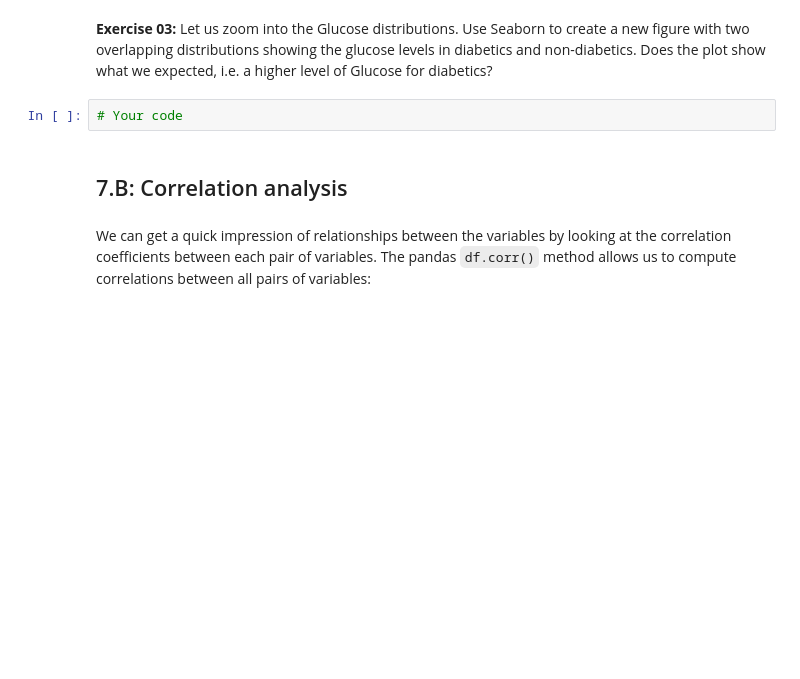
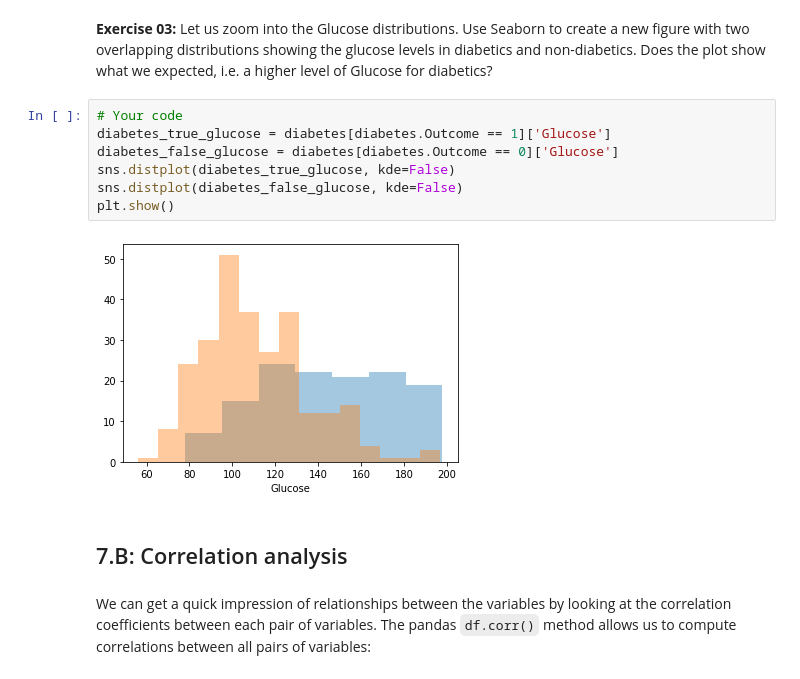
Before and after one commit to Leonard907/Work, a Jupyter notebook: FDS/week07-linear-models/week-07-Linear-Models.ipynb, the cells around one changed output. Cells and saved outputs as stored; diff of their text form; blank space fills up the shorter version.

```diff
--- a/FDS/week07-linear-models/week-07-Linear-Models.ipynb
+++ b/FDS/week07-linear-models/week-07-Linear-Models.ipynb
@@ -61,7 +80,14 @@ If you look at the data carefully, you will see that there are a lot of data ent
 # %% [markdown]
 **Exercise 03:** Let us zoom into the Glucose distributions. Use Seaborn to create a new figure with two overlapping distributions showing the glucose levels in diabetics and non-diabetics. Does the plot show what we expected, i.e. a higher level of Glucose for diabetics?
-# %%
-# Your code
+# %%
+# Your code
+diabetes_true_glucose = diabetes[diabetes.Outcome == 1]['Glucose']
+diabetes_false_glucose = diabetes[diabetes.Outcome == 0]['Glucose']
+sns.distplot(diabetes_true_glucose, kde=False)
+sns.distplot(diabetes_false_glucose, kde=False)
+plt.show()
+# %% [output]
+[figure, added]
 # %% [markdown]
 ## 7.B: Correlation analysis
 # %% [markdown]
```
Also changed, not shown: parts of 39 cells of this notebook, 8 other files.
